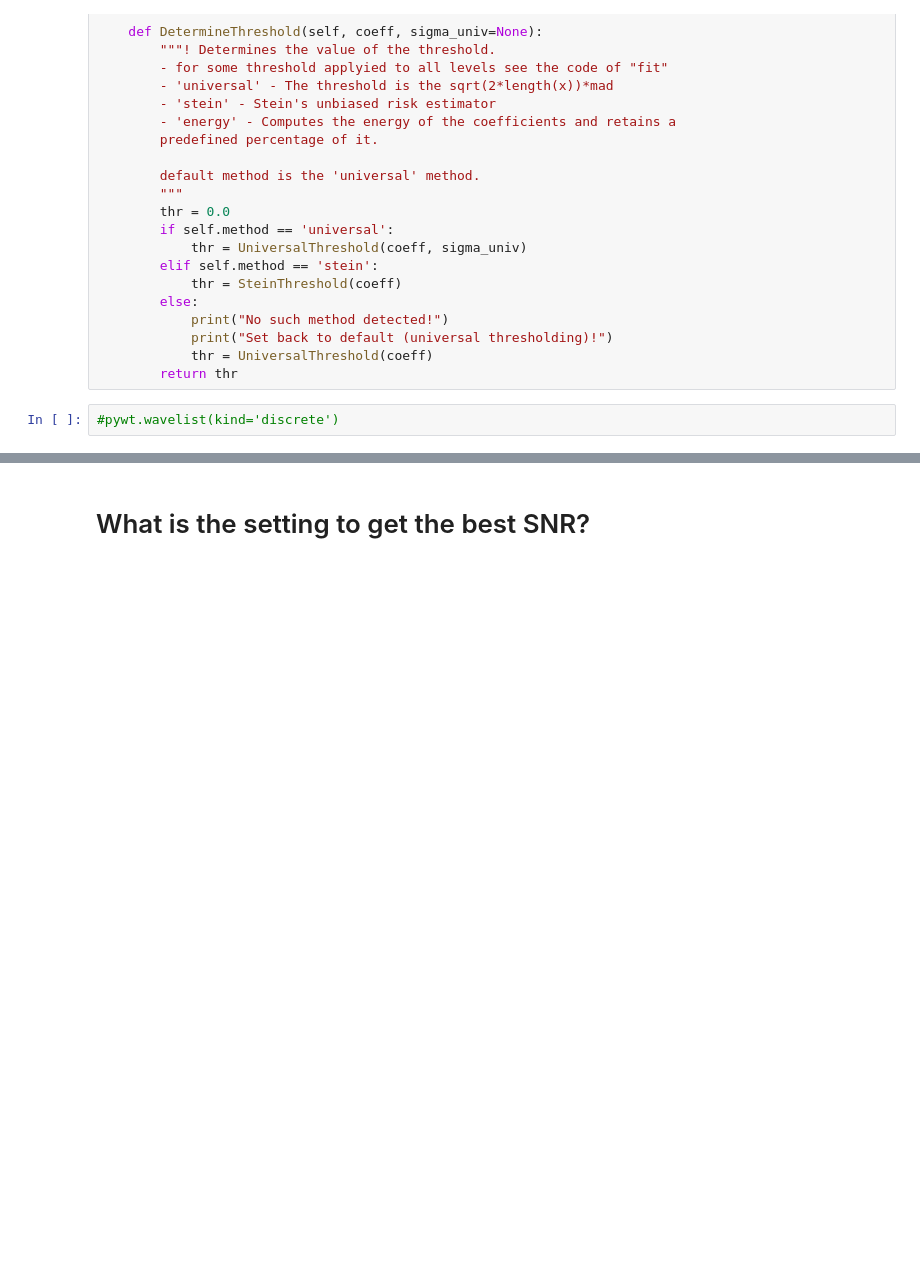
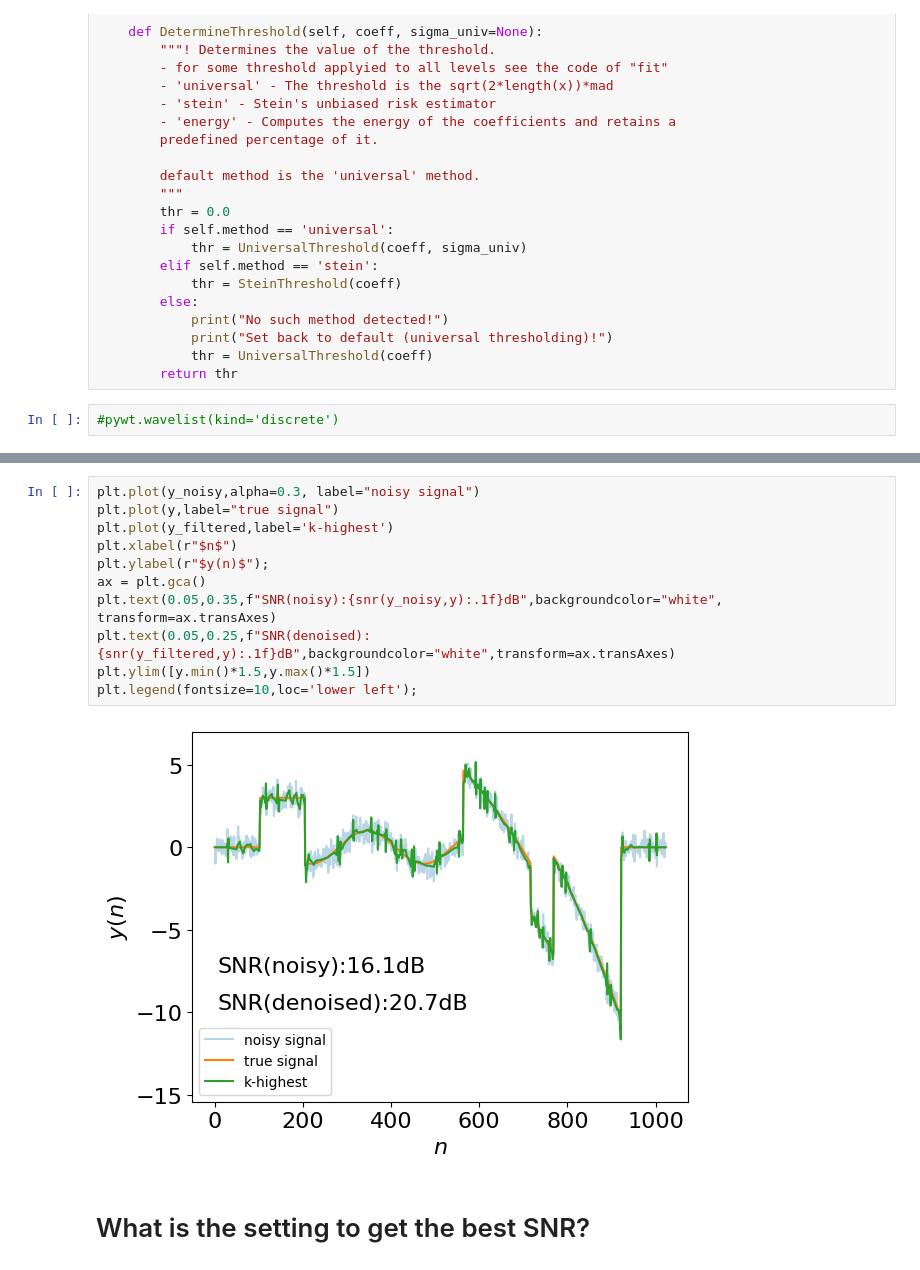
Before and after one commit to saha1972/cours_mallat_cdf, a Jupyter notebook: cours2025/Wavelet_transitoires.ipynb, the cells around one changed output, grey strips where cells are left out. Saved outputs shown, nothing was run; the diff lists cells and outputs as text; blank space fills up the shorter version.

```diff
--- a/cours2025/Wavelet_transitoires.ipynb
+++ b/cours2025/Wavelet_transitoires.ipynb
@@ -266,3 +284,16 @@ class Denoising:
+# %%
+plt.plot(y_noisy,alpha=0.3, label="noisy signal")
+plt.plot(y,label="true signal")
+plt.plot(y_filtered,label='k-highest')
+plt.xlabel(r"$n$")
+plt.ylabel(r"$y(n)$");
+ax = plt.gca()
+plt.text(0.05,0.35,f"SNR(noisy):{snr(y_noisy,y):.1f}dB",backgroundcolor="white", transform=ax.transAxes)
+plt.text(0.05,0.25,f"SNR(denoised):{snr(y_filtered,y):.1f}dB",backgroundcolor="white",transform=ax.transAxes)
+plt.ylim([y.min()*1.5,y.max()*1.5])
+plt.legend(fontsize=10,loc='lower left');
+# %% [output]
+[figure, added]
 # %% [markdown]
 # What is the setting to get the best SNR?
 # %%
```
Also changed, not shown: parts of 6 cells of this notebook.
